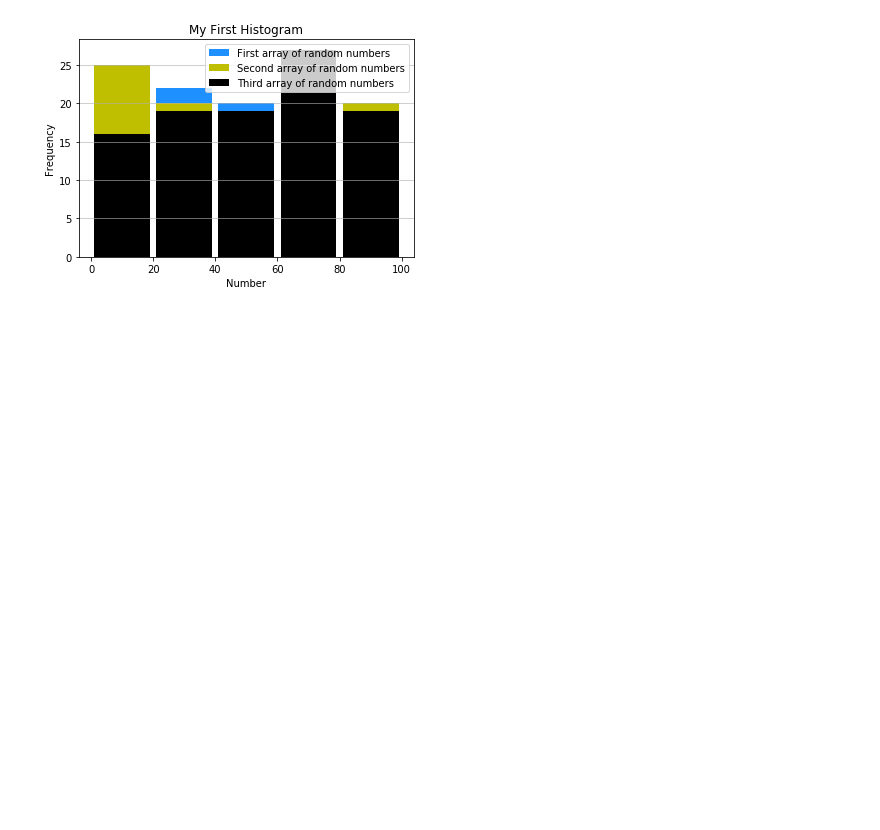
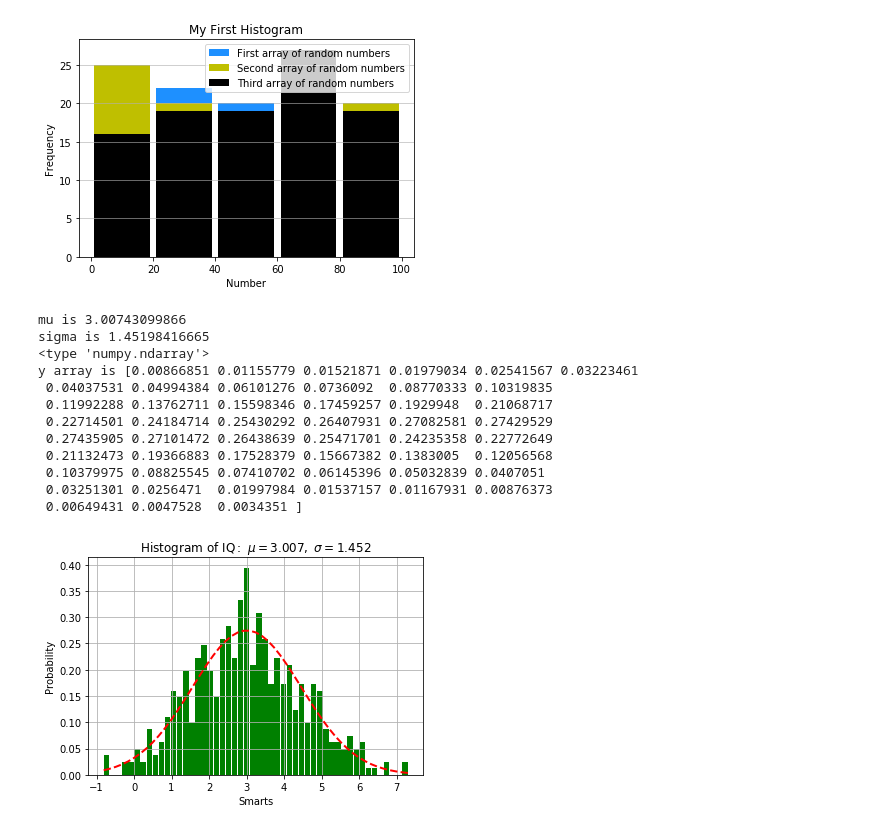
Before and after one commit to LeyreNogues/Python-Projects, a Jupyter notebook: Python_projects/Exercises/Exercises_Thesis.ipynb, the cells around one changed output. Cells and saved outputs as stored; diff of their text form; code cells hidden in the pictures; blank space fills up the shorter version.

Commit message:
Fitting histograms

```diff
--- a/Python_projects/Exercises/Exercises_Thesis.ipynb
+++ b/Python_projects/Exercises/Exercises_Thesis.ipynb
@@ -76,0 +77,37 @@ Bins from values: [1 4 1 3]
+# %%
+# 1-Simulate events following a given function (Gaussian)
+gaus_array = np.random.normal(loc=3., scale=1.5, size=500)
+#print(gaus_array)
+gaus_histo = plt.hist(gaus_array, 50, color='g', rwidth = 0.9, label='Gauss simulated events', normed=True)
+
+#Fit a gaussian function and obtain parameters
+(mu, sigma) = stats.norm.fit(gaus_array)
+print('mu is {}' .format(mu))
+print('sigma is {}' .format(sigma))
+
+#Draw the fitted function
+y = mlab.normpdf( gaus_histo[1], mu, sigma)
+print(type(y))
+print('y array is {}' .format(y))
+l = plt.plot(gaus_histo[1], y, 'r--', linewidth=2)
+
+plt.xlabel('Smarts')
+plt.ylabel('Probability')
+plt.title(r'$\mathrm{Histogram\ of\ IQ:}\ \mu=%.3f,\ \sigma=%.3f$' %(mu, sigma))
+plt.grid(True)
+
+plt.show()
+# %% [output]
+mu is 3.00743099866
+sigma is 1.45198416665
+<type 'numpy.ndarray'>
+y array is [0.00866851 0.01155779 0.01521871 0.01979034 0.02541567 0.03223461
+ 0.04037531 0.04994384 0.06101276 0.0736092  0.08770333 0.10319835
+ 0.11992288 0.13762711 0.15598346 0.17459257 0.1929948  0.21068717
+ 0.22714501 0.24184714 0.25430292 0.26407931 0.27082581 0.27429529
+ 0.27435905 0.27101472 0.26438639 0.25471701 0.24235358 0.22772649
+ 0.21132473 0.19366883 0.17528379 0.15667382 0.1383005  0.12056568
+ 0.10379975 0.08825545 0.07410702 0.06145396 0.05032839 0.0407051
+ 0.03251301 0.0256471  0.01997984 0.01537157 0.01167931 0.00876373
+ 0.00649431 0.0047528  0.0034351 ]
+[figure, added]
```
Also changed, not shown: parts of 2 cells of this notebook.
